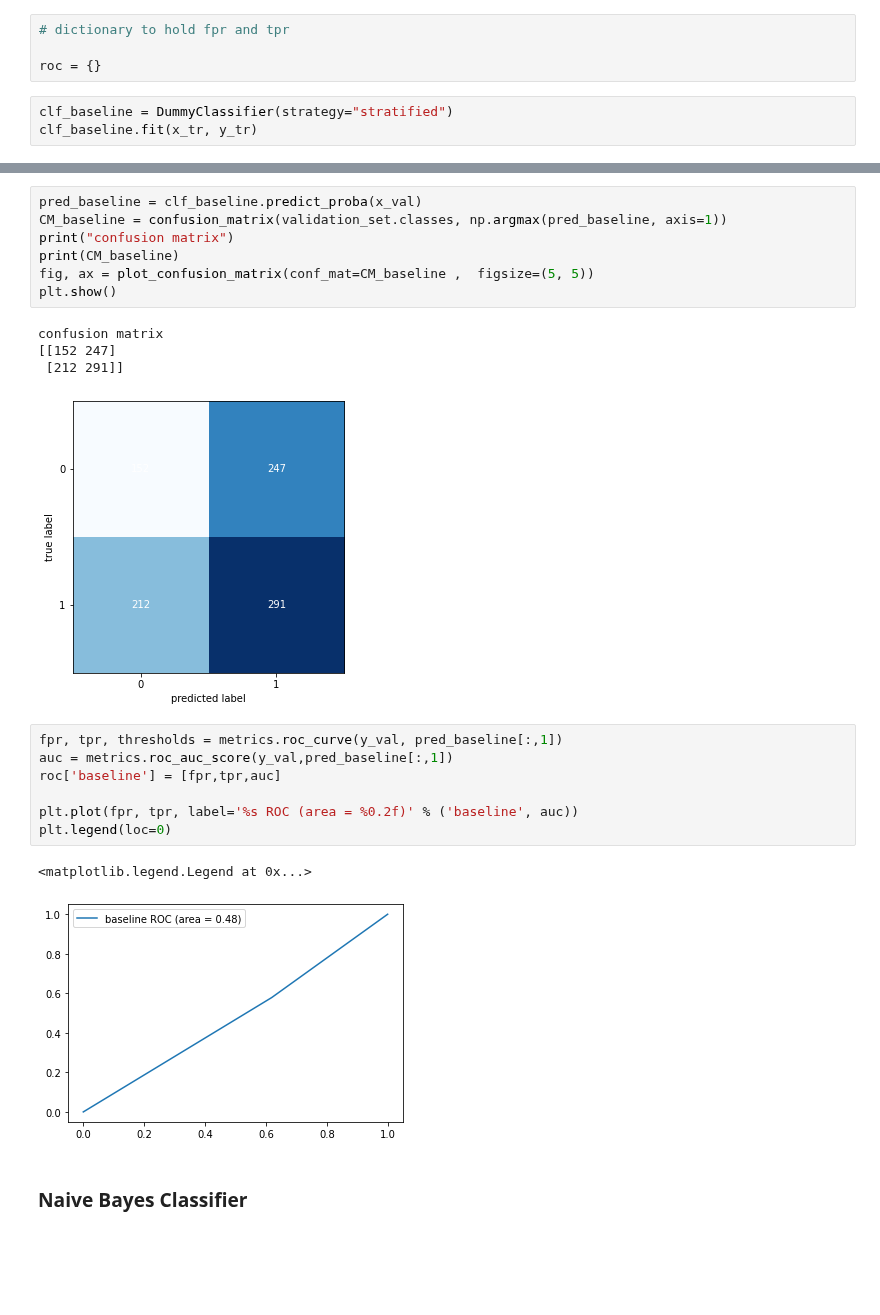
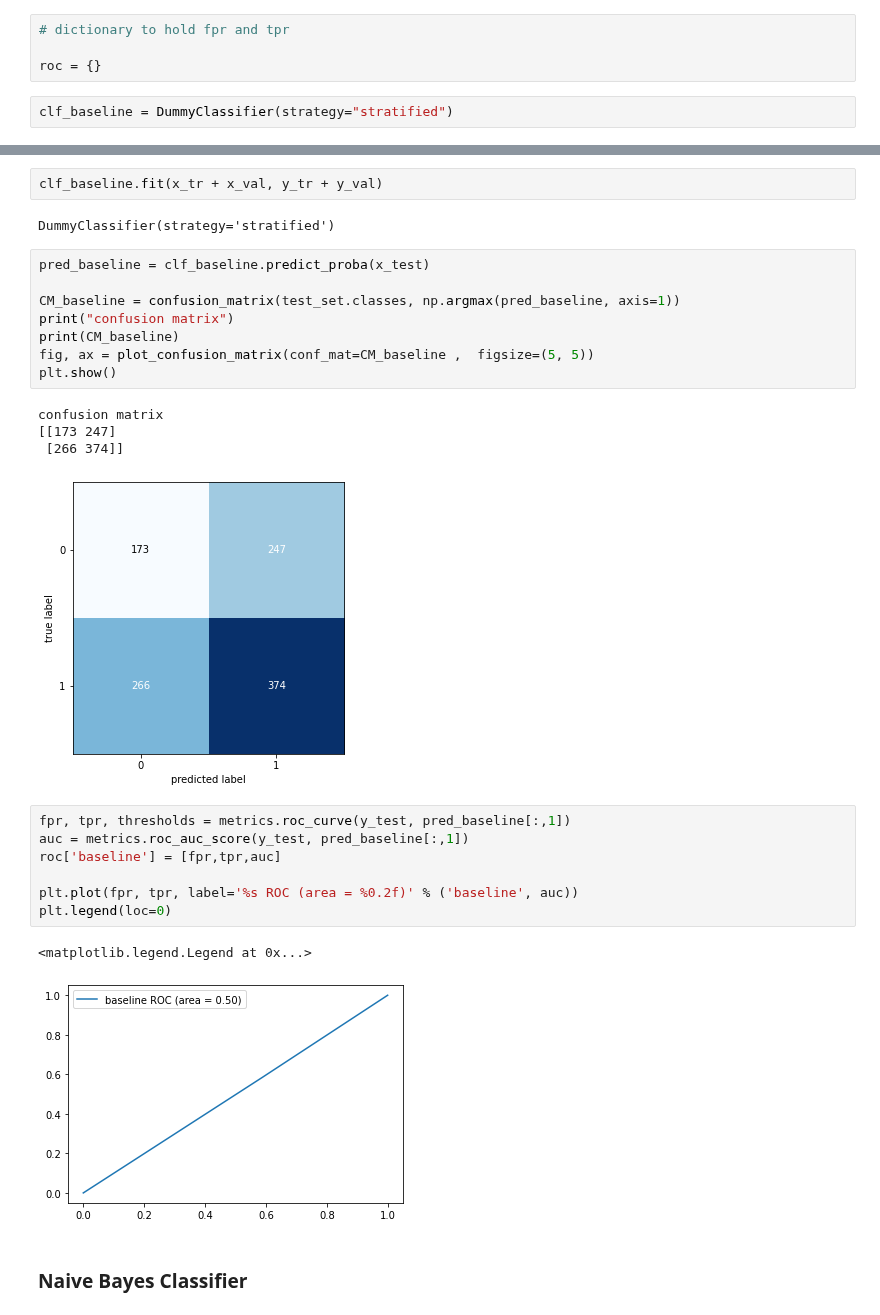
Before and after one commit to erotavlas/machine-learning, a Jupyter notebook: IBMAdvancedDataScience_Capstone/IBMAdvancedDataScience_Capstone_Incomplete.ipynb, the cells around one changed output, grey strips where cells are left out. Drawn from its saved outputs; the diff is of its cells as text; blank space fills up the shorter version.

```diff
--- a/IBMAdvancedDataScience_Capstone/IBMAdvancedDataScience_Capstone_Incomplete.ipynb
+++ b/IBMAdvancedDataScience_Capstone/IBMAdvancedDataScience_Capstone_Incomplete.ipynb
@@ -805,4 +806,3 @@ for inputs,outputs in tqdm(test_set):
 roc = {}
 # %%
 clf_baseline = DummyClassifier(strategy="stratified")
-clf_baseline.fit(x_tr, y_tr)
@@ -811,24 +820,29 @@ DummyClassifier(strategy='stratified')
+# %%
+clf_baseline.fit(x_tr + x_val, y_tr + y_val)
+# %% [output]
+DummyClassifier(strategy='stratified')
 # %%
-pred_baseline = clf_baseline.predict_proba(x_val)
-CM_baseline = confusion_matrix(validation_set.classes, np.argmax(pred_baseline, axis=1))
+pred_baseline = clf_baseline.predict_proba(x_test)
+
+CM_baseline = confusion_matrix(test_set.classes, np.argmax(pred_baseline, axis=1))
 print("confusion matrix")
 print(CM_baseline)
 fig, ax = plot_confusion_matrix(conf_mat=CM_baseline ,  figsize=(5, 5))
 plt.show()
 # %% [output]
 confusion matrix
-[[152 247]
- [212 291]]
+[[173 247]
+ [266 374]]
-[figure, old version]
+[figure, new version]
 # %%
-fpr, tpr, thresholds = metrics.roc_curve(y_val, pred_baseline[:,1])
-auc = metrics.roc_auc_score(y_val,pred_baseline[:,1])
+fpr, tpr, thresholds = metrics.roc_curve(y_test, pred_baseline[:,1])
+auc = metrics.roc_auc_score(y_test, pred_baseline[:,1])
 roc['baseline'] = [fpr,tpr,auc]
 
 plt.plot(fpr, tpr, label='%s ROC (area = %0.2f)' % ('baseline', auc))
 plt.legend(loc=0)
 # %% [output]
 <matplotlib.legend.Legend at 0x...>
-[figure, old version]
+[figure, new version]
 # %% [markdown]
 ### Naive Bayes Classifier
```
Also changed, not shown: parts of 48 cells of this notebook.
